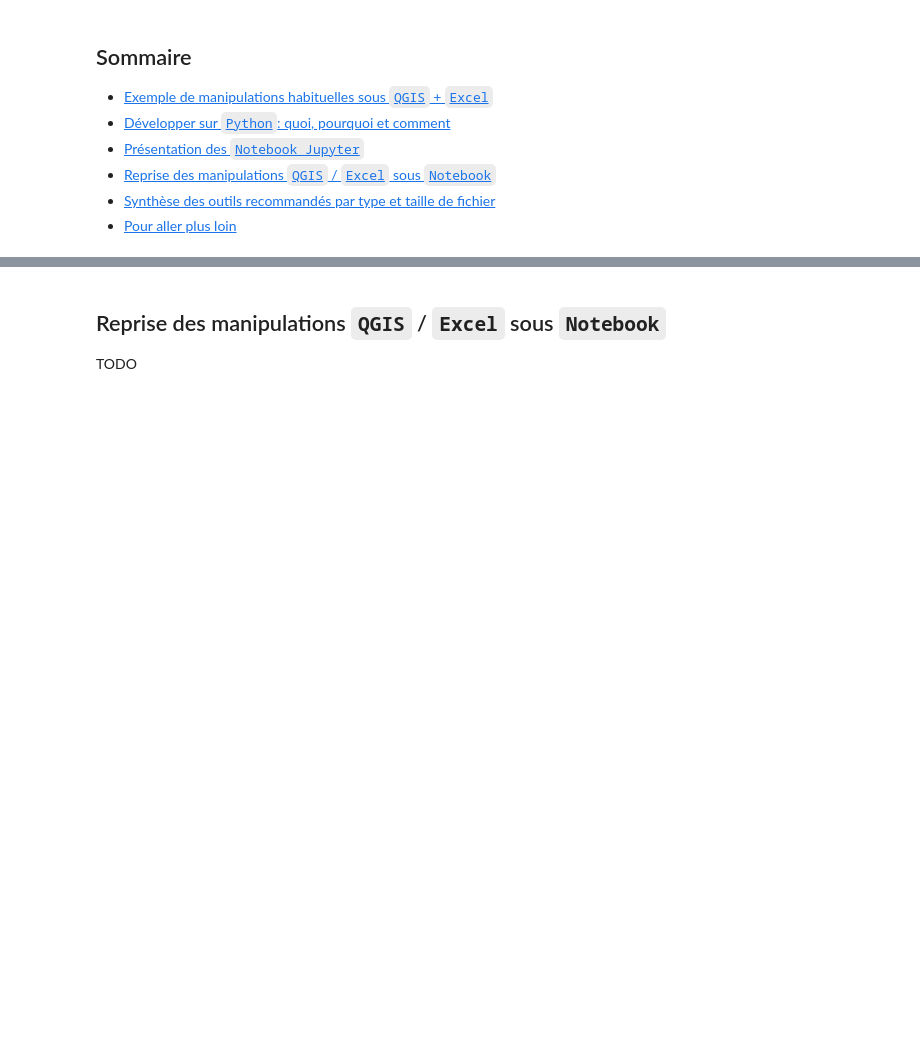
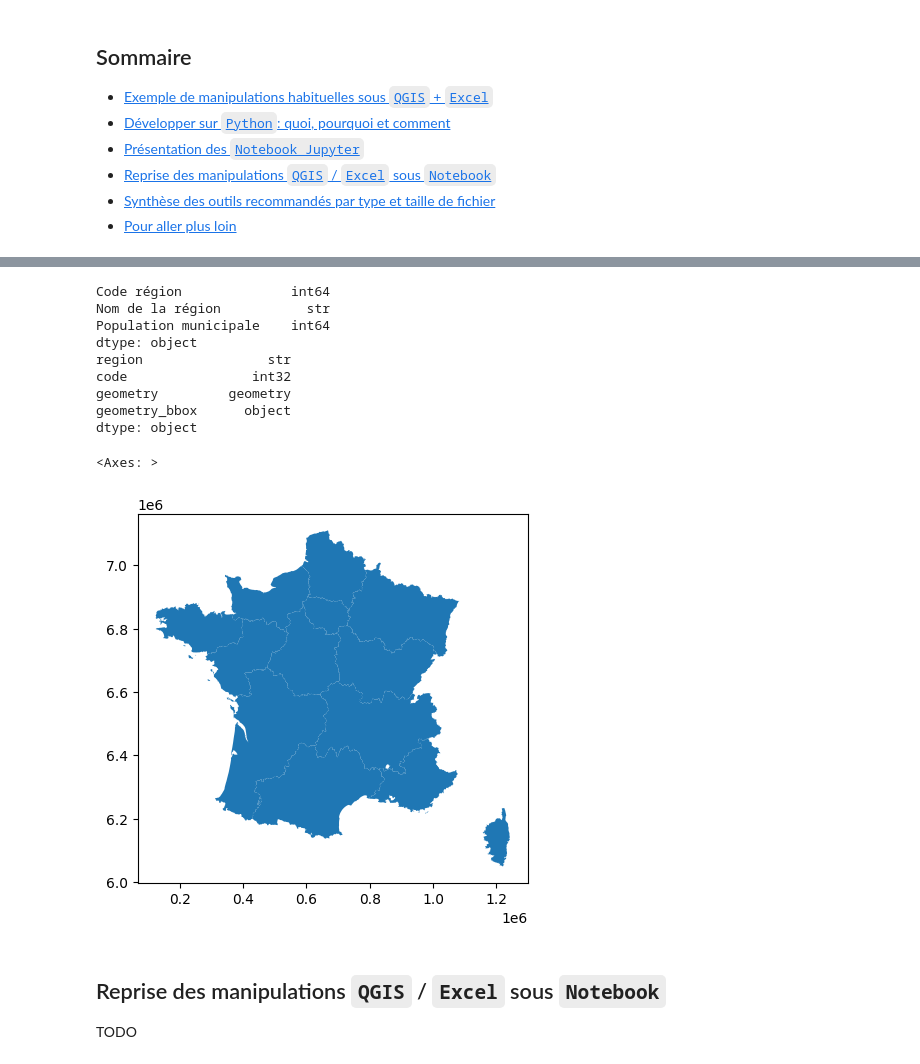
Before and after one commit to daniel-odc/Webinaire_CEREMA_OpenDC, a Jupyter notebook: Notebooks_for_moblity.ipynb, the cells around one changed output, grey strips where cells are left out. Cells and saved outputs as stored; diff of their text form; code cells hidden in the pictures; blank space fills up the shorter version.

```diff
--- a/Notebooks_for_moblity.ipynb
+++ b/Notebooks_for_moblity.ipynb
@@ -166,3 +198,27 @@ TODO
+# %%
+# # Affichage de cartes:
+import geopandas as gpd
+from shapely import wkb
+
+gdf = pd.read_parquet('https://storage.googleapis.com/public-bucket-tests/GIS/regions_france.parquet')
+gdf['geometry'] = gdf['geometry'].apply(wkb.loads)
+gdf = gpd.GeoDataFrame(gdf, geometry='geometry', crs='EPSG:2154')
+print(df.dtypes)
+print(gdf.dtypes)
+gdf = gdf.merge(df, left_on='code', right_on='Code région', how='left')
+gdf.plot()
+# %% [output]
+Code région              int64
+Nom de la région           str
+Population municipale    int64
+dtype: object
+region                str
+code                int32
+geometry         geometry
+geometry_bbox      object
+dtype: object
+<Axes: >
+[figure, added]
 # %% [markdown]
 ## Reprise des manipulations `QGIS` / `Excel` sous `Notebook`
 
```
Also changed, not shown: parts of 8 cells of this notebook.
